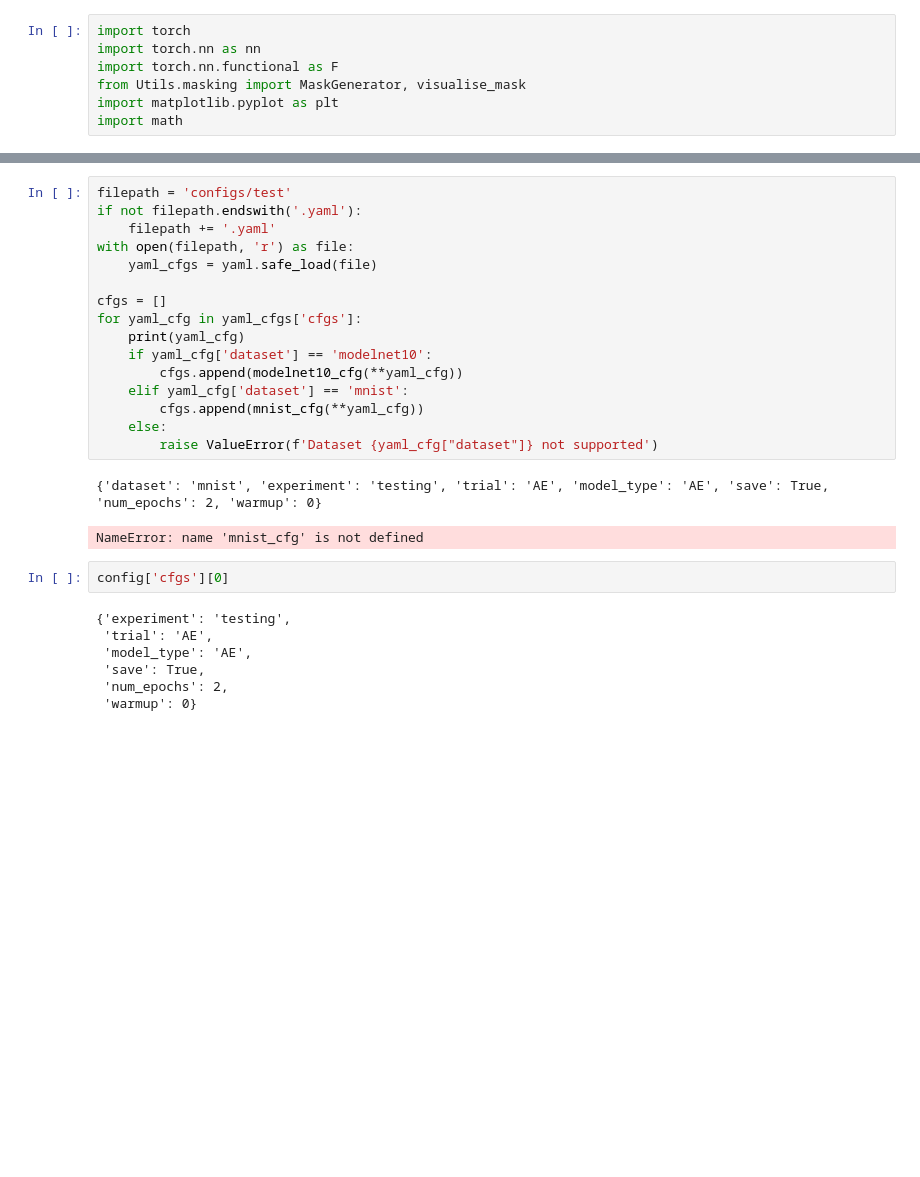
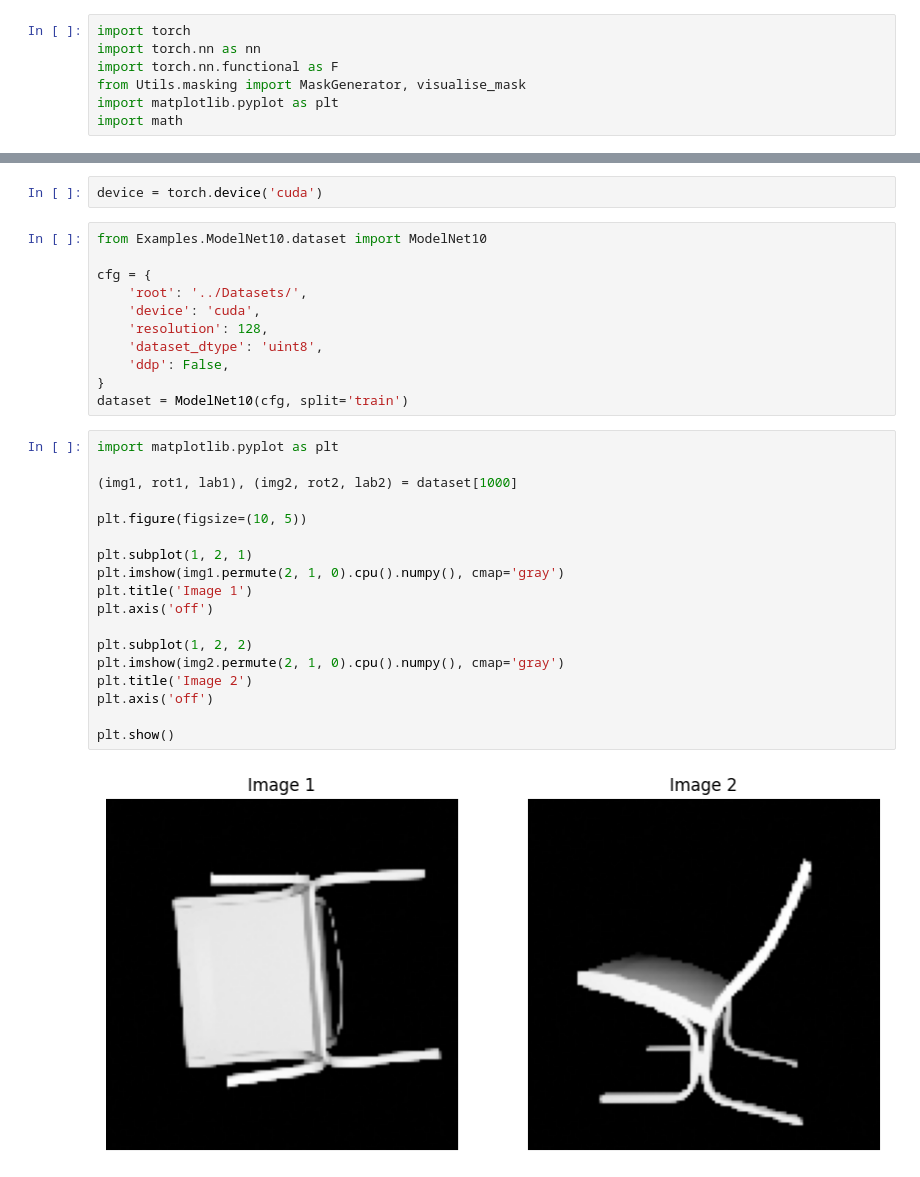
Before and after one commit to joeagriffith/HEPA, a Jupyter notebook: test.ipynb, the cells around one changed output, grey strips where cells are left out. Saved outputs shown, nothing was run; the diff lists cells and outputs as text; blank space fills up the shorter version.

```diff
--- a/test.ipynb
+++ b/test.ipynb
@@ -63,28 +8,33 @@ ln.bias torch.Size([512])
-# %%
-filepath = 'configs/test'
-if not filepath.endswith('.yaml'):
-    filepath += '.yaml'
-with open(filepath, 'r') as file:
-    yaml_cfgs = yaml.safe_load(file)
-
-cfgs = []
-for yaml_cfg in yaml_cfgs['cfgs']:
-    print(yaml_cfg)
-    if yaml_cfg['dataset'] == 'modelnet10':
-        cfgs.append(modelnet10_cfg(**yaml_cfg))
-    elif yaml_cfg['dataset'] == 'mnist':
-        cfgs.append(mnist_cfg(**yaml_cfg))
-    else:
-        raise ValueError(f'Dataset {yaml_cfg["dataset"]} not supported')
-# %% [output]
-{'dataset': 'mnist', 'experiment': 'testing', 'trial': 'AE', 'model_type': 'AE', 'save': True, 'num_epochs': 2, 'warmup': 0}
-NameError: name 'mnist_cfg' is not defined
-# %%
-config['cfgs'][0]
-# %% [output]
-{'experiment': 'testing',
- 'trial': 'AE',
- 'model_type': 'AE',
- 'save': True,
- 'num_epochs': 2,
- 'warmup': 0}
+# %%
+device = torch.device('cuda')
+# %%
+from Examples.ModelNet10.dataset import ModelNet10
+
+cfg = {
+    'root': '../Datasets/',
+    'device': 'cuda',
+    'resolution': 128,
+    'dataset_dtype': 'uint8',
+    'ddp': False,
+}
+dataset = ModelNet10(cfg, split='train')
+# %%
+import matplotlib.pyplot as plt
+
+(img1, rot1, lab1), (img2, rot2, lab2) = dataset[1000]
+
+plt.figure(figsize=(10, 5))
+
+plt.subplot(1, 2, 1)
+plt.imshow(img1.permute(2, 1, 0).cpu().numpy(), cmap='gray')
+plt.title('Image 1')
+plt.axis('off')
+
+plt.subplot(1, 2, 2)
+plt.imshow(img2.permute(2, 1, 0).cpu().numpy(), cmap='gray')
+plt.title('Image 2')
+plt.axis('off')
+
+plt.show()
+# %% [output]
+[figure, added]
```
Also changed, not shown: parts of 3 cells of this notebook, 3 other files.
